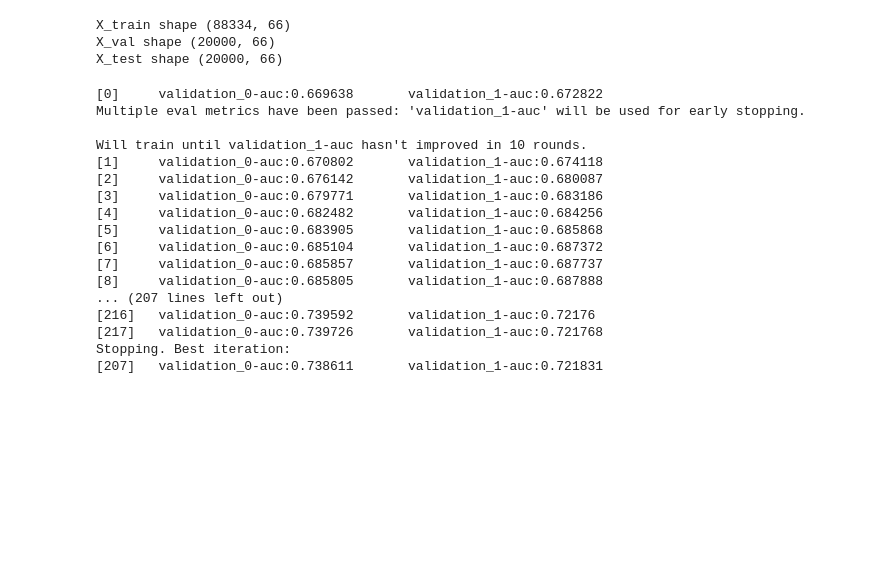
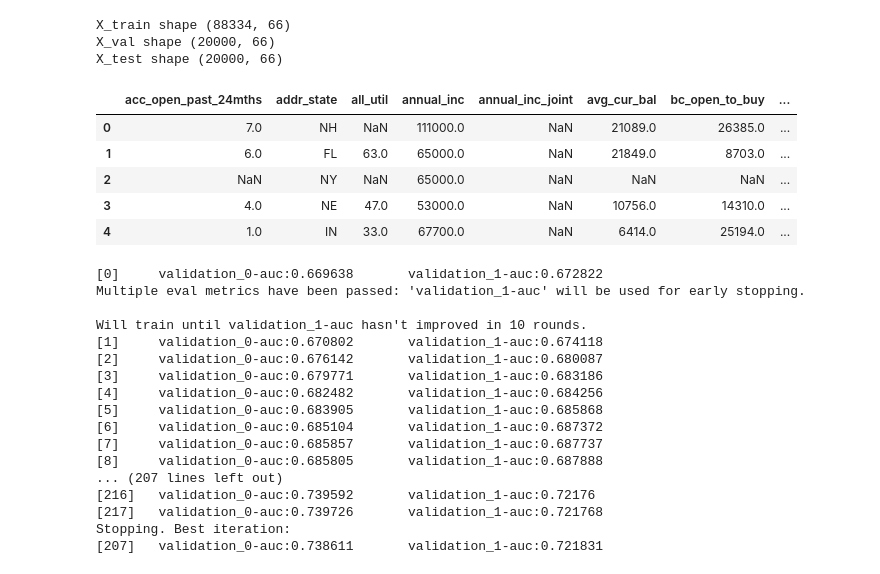
Before and after one commit to JimKing100/DS-Unit-2-Applied-Modeling, a Jupyter notebook: DS_Unit_2_Study_Guide.ipynb, the cells around one changed output. Saved outputs shown, nothing was run; the diff lists cells and outputs as text; code cells hidden in the pictures; blank space fills up the shorter version.

```diff
--- a/DS_Unit_2_Study_Guide.ipynb
+++ b/DS_Unit_2_Study_Guide.ipynb
@@ -228,6 +228,15 @@ print('X_test shape', X_test.shape)
 X_train shape (88334, 66)
 X_val shape (20000, 66)
 X_test shape (20000, 66)
+# %%
+X_val.head()
+# %% [output]
+|  | acc_open_past_24mths | addr_state | all_util | annual_inc | annual_inc_joint | avg_cur_bal | bc_open_to_buy | ... |
+| 0 | 7.0 | NH | NaN | 111000.0 | NaN | 21089.0 | 26385.0 | ... |
+| 1 | 6.0 | FL | 63.0 | 65000.0 | NaN | 21849.0 | 8703.0 | ... |
+| 2 | NaN | NY | NaN | 65000.0 | NaN | NaN | NaN | ... |
+| 3 | 4.0 | NE | 47.0 | 53000.0 | NaN | 10756.0 | 14310.0 | ... |
+| 4 | 1.0 | IN | 33.0 | 67700.0 | NaN | 6414.0 | 25194.0 | ... |
 # %%
 import category_encoders as ce
 from sklearn.impute import SimpleImputer
```
Also changed, not shown: parts of 20 cells of this notebook.
